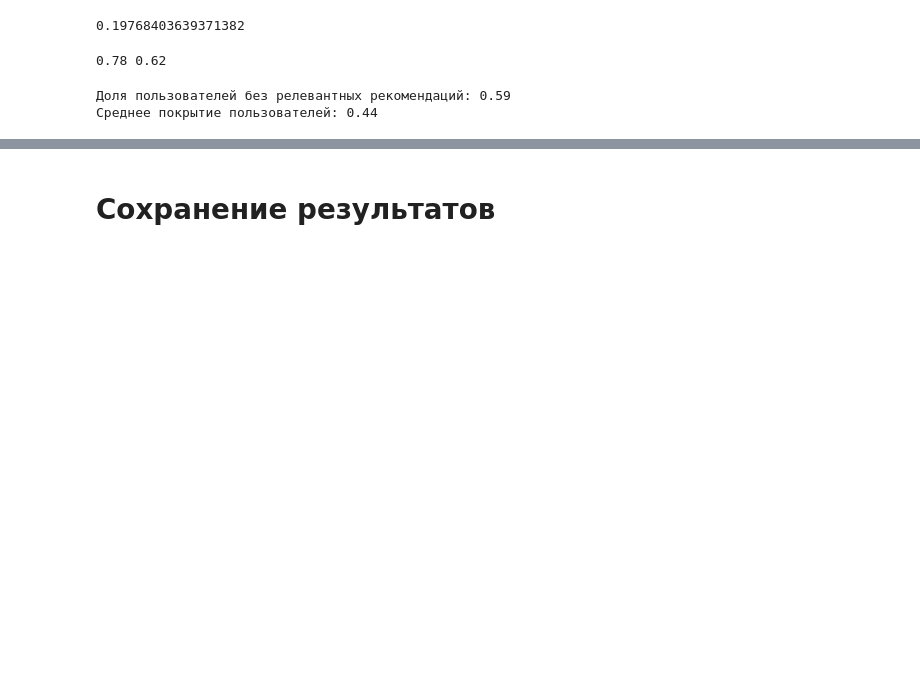
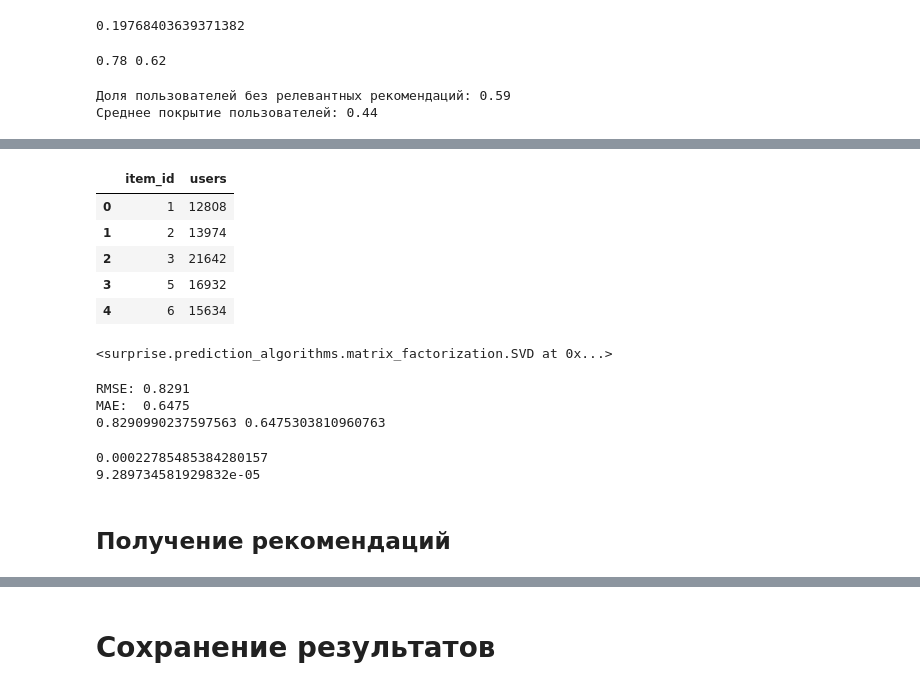
Before and after one commit to Jonzzi/mle-recsys-start, a Jupyter notebook: preprocessing.ipynb, the cells around one changed output, grey strips where cells are left out. Saved outputs shown, nothing was run; the diff lists cells and outputs as text; code cells hidden in the pictures; blank space fills up the shorter version.

```diff
--- a/preprocessing.ipynb
+++ b/preprocessing.ipynb
@@ -569,0 +712,11 @@ print(f"Среднее покрытие пользователей: {cold_users_
+# %%
+events_train_2_users = events_train.groupby(["item_id"]).agg(users=("user_id", "nunique")).reset_index()
+# %%
+events_train_2_users.head()
+# %% [output]
+|  | item_id | users |
+| 0 | 1 | 12808 |
+| 1 | 2 | 13974 |
+| 2 | 3 | 21642 |
+| 3 | 5 | 16932 |
+| 4 | 6 | 15634 |
@@ -569,0 +728,34 @@ print(f"Среднее покрытие пользователей: {cold_users_
+# %%
+# используем Reader из библиотеки surprise для преобразования событий (events)
+# в формат, необходимый surprise
+reader_2 = Reader(rating_scale=(1, 5))
+surprise_train_set_2 = Dataset.load_from_df(events_train_2[['user_id', 'item_id', 'rating']], reader)
+surprise_train_set_2 = surprise_train_set_2.build_full_trainset()
+
+# инициализируем модель
+svd_model_2 = SVD(n_factors=100, random_state=0)
+
+# обучаем модель
+svd_model_2.fit(surprise_train_set_2)
+# %% [output]
+<surprise.prediction_algorithms.matrix_factorization.SVD at 0x...>
+# %%
+# получаем рекомендации для тестовой выборки
+svd_predictions_2 = svd_model_2.test(surprise_test_set)
+
+rmse_2 = accuracy.rmse(svd_predictions_2)
+mae_2 = accuracy.mae(svd_predictions_2)
+
+print(rmse_2, mae_2)
+# %% [output]
+RMSE: 0.8291
+MAE:  0.6475
+0.8290990237597563 0.6475303810960763
+# %%
+print(rmse_2 - 0.8288711689059135)
+print(mae_2 - 0.647437483750257)
+# %% [output]
+0.00022785485384280157
+9.289734581929832e-05
+# %% [markdown]
+## Получение рекомендаций
```
Also changed, not shown: parts of 26 cells of this notebook.
